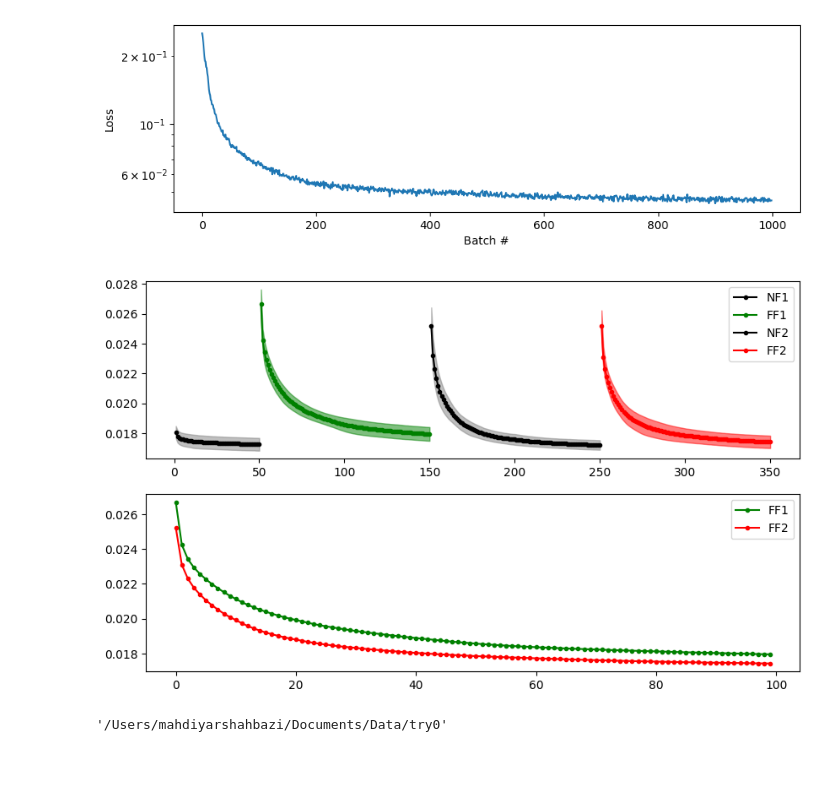
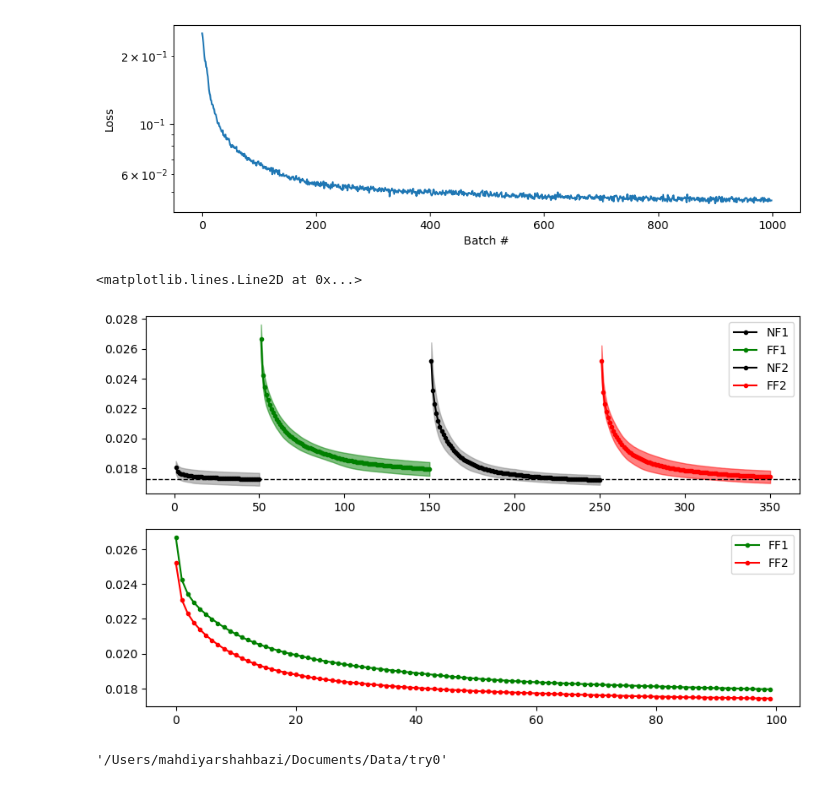
Before and after one commit to mshahbazi1997/MotorSavingModel, a Jupyter notebook: notebooks/test_networks.ipynb, the cells around one changed output. Cells and saved outputs as stored; diff of their text form; code cells hidden in the pictures.

```diff
--- a/notebooks/test_networks.ipynb
+++ b/notebooks/test_networks.ipynb
@@ -10,7 +10,7 @@ from model import test
 from pathlib import Path
 from utils import plot_learning, plot_prelearning
 # %%
-data_dir = create_directory(directory_name='try0')
+data_dir = create_directory(directory_name='try1')
 
 model_num = 10
 model_name = "model{:02d}".format(model_num)
@@ -39,10 +39,12 @@ ax = plot_training_log(log=loaded_training_log)
 # %% [output]
 [figure]
 # %%
-fig = plot_learning(data_dir,num_model=16,w=100,figsize=(10,6))
+fig, ax = plot_learning(data_dir,num_model=16,w=100,figsize=(10,6),init_phase=2)
+ax[0].axhline(y=0.0173, color='k', linestyle='--', linewidth=1)
 #fig.savefig(os.path.join(data_dir,'learning_curve.png'),dpi=300)
 # %% [output]
+<matplotlib.lines.Line2D at 0x...>
-[figure, old version]
+[figure, new version]
 # %%
 data_dir
 # %% [output]
```
Also changed, not shown: parts of 1 cell of this notebook, 4 other files.
